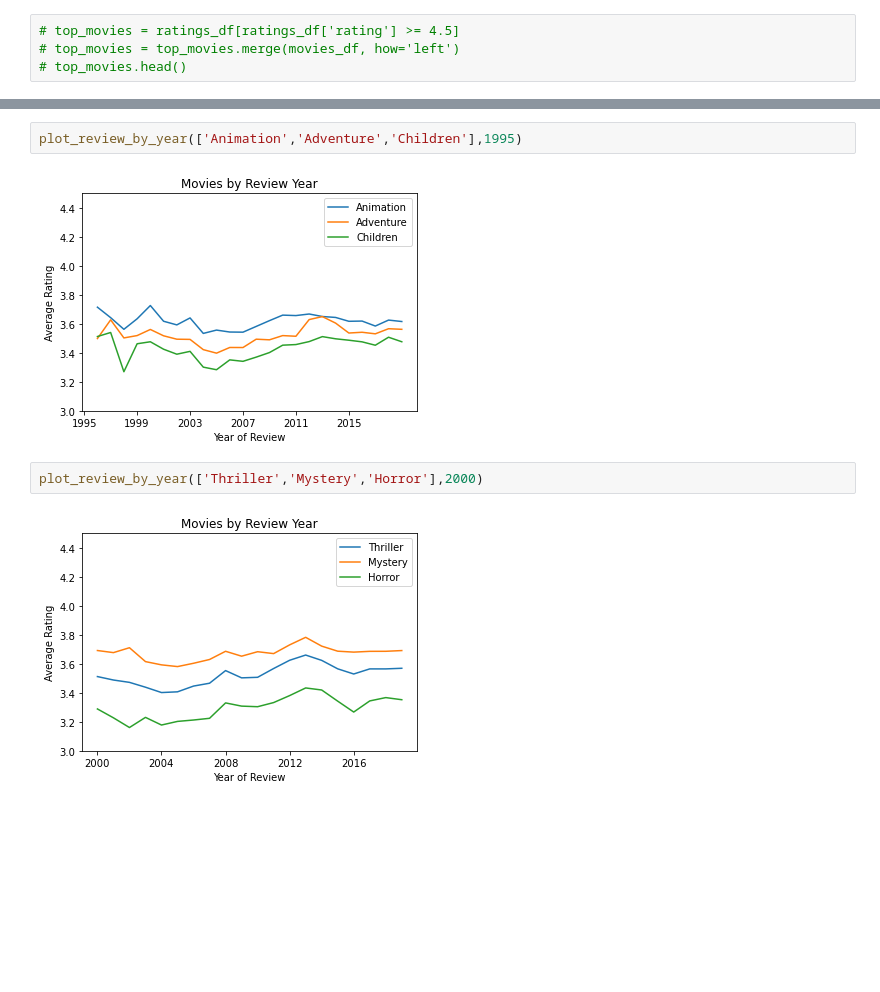
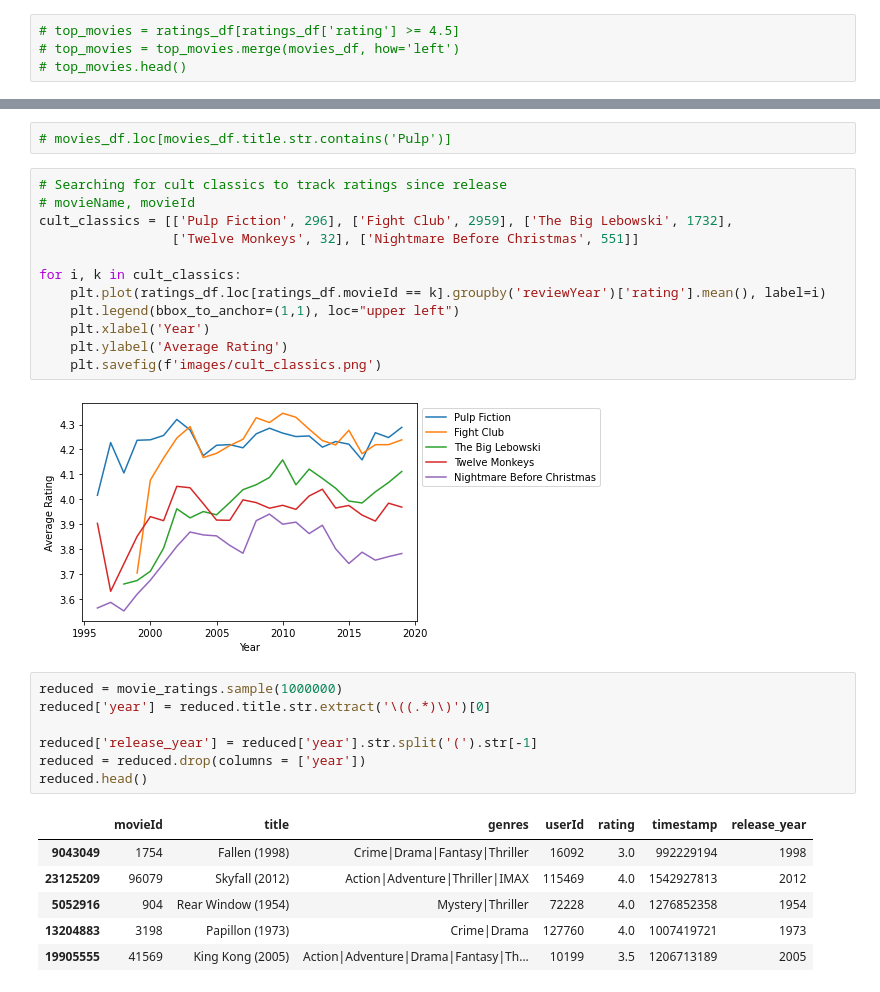
Before and after one commit to blancacarretero/movie-recommendation-engine, a Jupyter notebook: main.ipynb, the cells around one changed output, grey strips where cells are left out. Cells and saved outputs as stored; diff of their text form; blank space fills up the shorter version.

Commit message:
cult classics plot

```diff
--- a/main.ipynb
+++ b/main.ipynb
@@ -474,8 +369,30 @@ plot_review_by_year(['War','Action'], 2000)
-# %%
-plot_review_by_year(['Animation','Adventure','Children'],1995)
-# %% [output]
-[figure, removed]
-# %%
-plot_review_by_year(['Thriller','Mystery','Horror'],2000)
-# %% [output]
-[figure, removed]
+# %%
+# movies_df.loc[movies_df.title.str.contains('Pulp')]
+# %%
+# Searching for cult classics to track ratings since release
+# movieName, movieId
+cult_classics = [['Pulp Fiction', 296], ['Fight Club', 2959], ['The Big Lebowski', 1732],
+                 ['Twelve Monkeys', 32], ['Nightmare Before Christmas', 551]]
+
+for i, k in cult_classics:
+    plt.plot(ratings_df.loc[ratings_df.movieId == k].groupby('reviewYear')['rating'].mean(), label=i)
+    plt.legend(bbox_to_anchor=(1,1), loc="upper left")
+    plt.xlabel('Year')
+    plt.ylabel('Average Rating')
+    plt.savefig(f'images/cult_classics.png')
+# %% [output]
+[figure, added]
+# %%
+reduced = movie_ratings.sample(1000000)
+reduced['year'] = reduced.title.str.extract('\((.*)\)')[0]
+
+reduced['release_year'] = reduced['year'].str.split('(').str[-1]
+reduced = reduced.drop(columns = ['year'])
+reduced.head()
+# %% [output]
+|  | movieId | title | genres | userId | rating | timestamp | release_year |
+| 9043049 | 1754 | Fallen (1998) | Crime|Drama|Fantasy|Thriller | 16092 | 3.0 | 992229194 | 1998 |
+| 23125209 | 96079 | Skyfall (2012) | Action|Adventure|Thriller|IMAX | 115469 | 4.0 | 1542927813 | 2012 |
+| 5052916 | 904 | Rear Window (1954) | Mystery|Thriller | 72228 | 4.0 | 1276852358 | 1954 |
+| 13204883 | 3198 | Papillon (1973) | Crime|Drama | 127760 | 4.0 | 1007419721 | 1973 |
+| 19905555 | 41569 | King Kong (2005) | Action|Adventure|Drama|Fantasy|Th... | 10199 | 3.5 | 1206713189 | 2005 |
```
Also changed, not shown: parts of 44 cells of this notebook, 1 other file.
